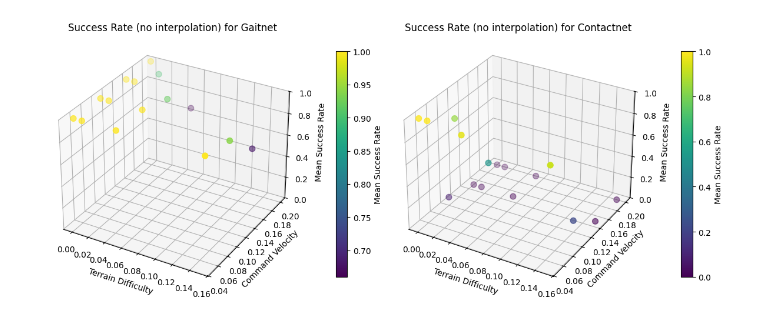
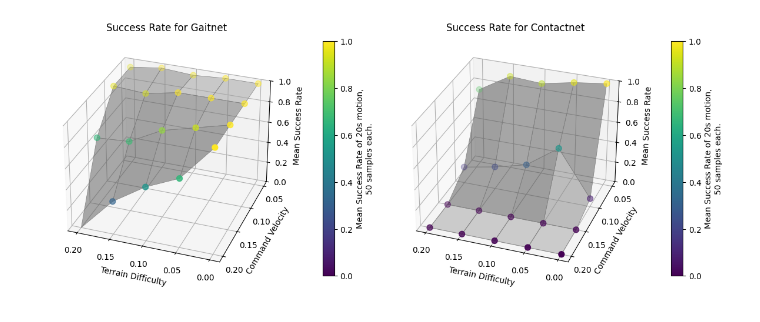
Before and after one commit to opsullivan85/thesis-evaluation-plotter, a Jupyter notebook: grapher.ipynb, the cells around one changed output. Saved outputs shown, nothing was run; the diff lists cells and outputs as text; code cells hidden in the pictures.

Commit message:
improved graphs and added data

```diff
--- a/grapher.ipynb
+++ b/grapher.ipynb
@@ -75,28 +75,52 @@ data_points
 # %%
 # plot a 3d surface plot of terrain difficulty (x), command velocity (y), and mean success rate (z)
 # one plot for each network
 
 fig = plt.figure(figsize=(12, 6))
 ax1 = fig.add_subplot(121, projection='3d')
 ax2 = fig.add_subplot(122, projection='3d')
 
 for network, ax in zip(Actor, [ax1, ax2]):
     network_data = [dp for dp in data_points if dp.network == network]
 
+    # Get unique terrain difficulties and command velocities
+    unique_difficulties = sorted(set(dp.terrain_difficulty for dp in network_data))
+    unique_velocities = sorted(set(dp.command_velocity for dp in network_data))
+
+    # Create a grid for the surface
+    X, Y = np.meshgrid(unique_difficulties, unique_velocities)
+    Z = np.zeros_like(X)
+
+    # Fill in the Z values from our data
+    for dp in network_data:
+        i = unique_velocities.index(dp.command_velocity)
+        j = unique_difficulties.index(dp.terrain_difficulty)
+        Z[i, j] = np.mean(dp.success)
+
+    # Plot surface with no interpolation in neutral gray color
+    surf = ax.plot_surface(X, Y, Z, color='lightgray', edgecolor='gray', linewidth=0.5, alpha=0.5)
+
+    # Plot the actual data points with color mapping
     xs = np.array([dp.terrain_difficulty for dp in network_data])
     ys = np.array([dp.command_velocity for dp in network_data])
     zs = np.array([np.mean(dp.success) for dp in network_data])
+    sc = ax.scatter(xs, ys, zs, c=zs, cmap='viridis', s=50, depthshade=True, zorder=5, vmin=0, vmax=1)
 
-    # Plot raw points without interpolation
-    sc = ax.scatter(xs, ys, zs, c=zs, cmap='viridis', s=50, depthshade=True)
-
-    ax.set_title(f'Success Rate (no interpolation) for {network.value.capitalize()}')
+    ax.set_title(f'Success Rate for {network.value.capitalize()}')
     ax.set_xlabel('Terrain Difficulty')
     ax.set_ylabel('Command Velocity')
     ax.set_zlabel('Mean Success Rate')
     ax.set_zlim(0, 1)
-    # set tight layout
-    plt.tight_layout()
-    fig.colorbar(sc, ax=ax, shrink=0.7, pad=0.1, label='Mean Success Rate')
+
+    # Set ticks to only show where data points exist
+    ax.set_xticks(unique_difficulties)
+    ax.set_yticks(unique_velocities)
+
+    # Rotate view -90 degrees about z-axis (adjust azimuth)
+    ax.view_init(elev=30, azim=110)
+
+    fig.colorbar(sc, ax=ax, shrink=0.7, pad=0.1, label='Mean Success Rate of 20s motion,\n50 samples each.')
+
+plt.tight_layout()
 # %% [output]
-[figure, old version]
+[figure, new version]
```
Also changed, not shown: parts of 1 cell of this notebook, 39 other files.
